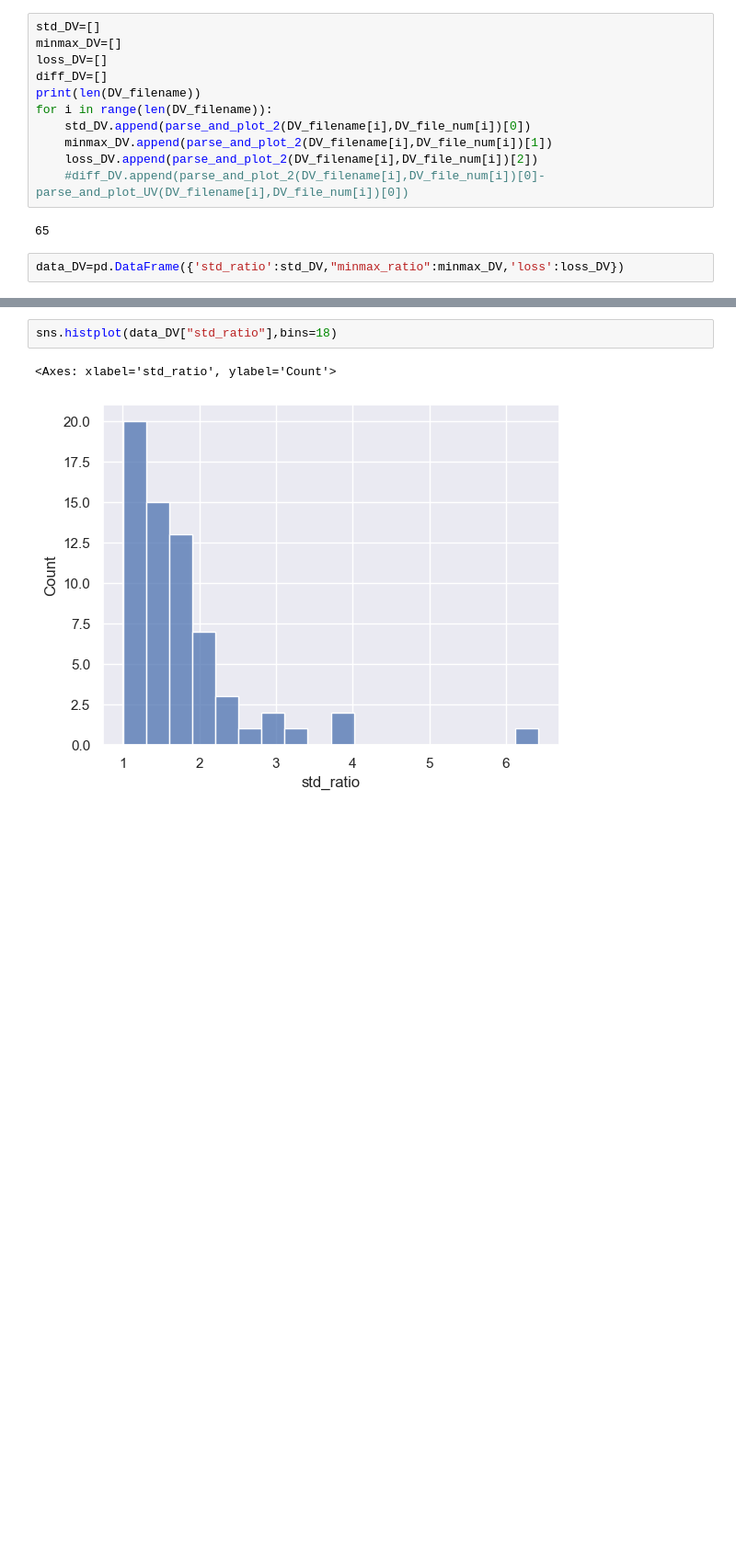
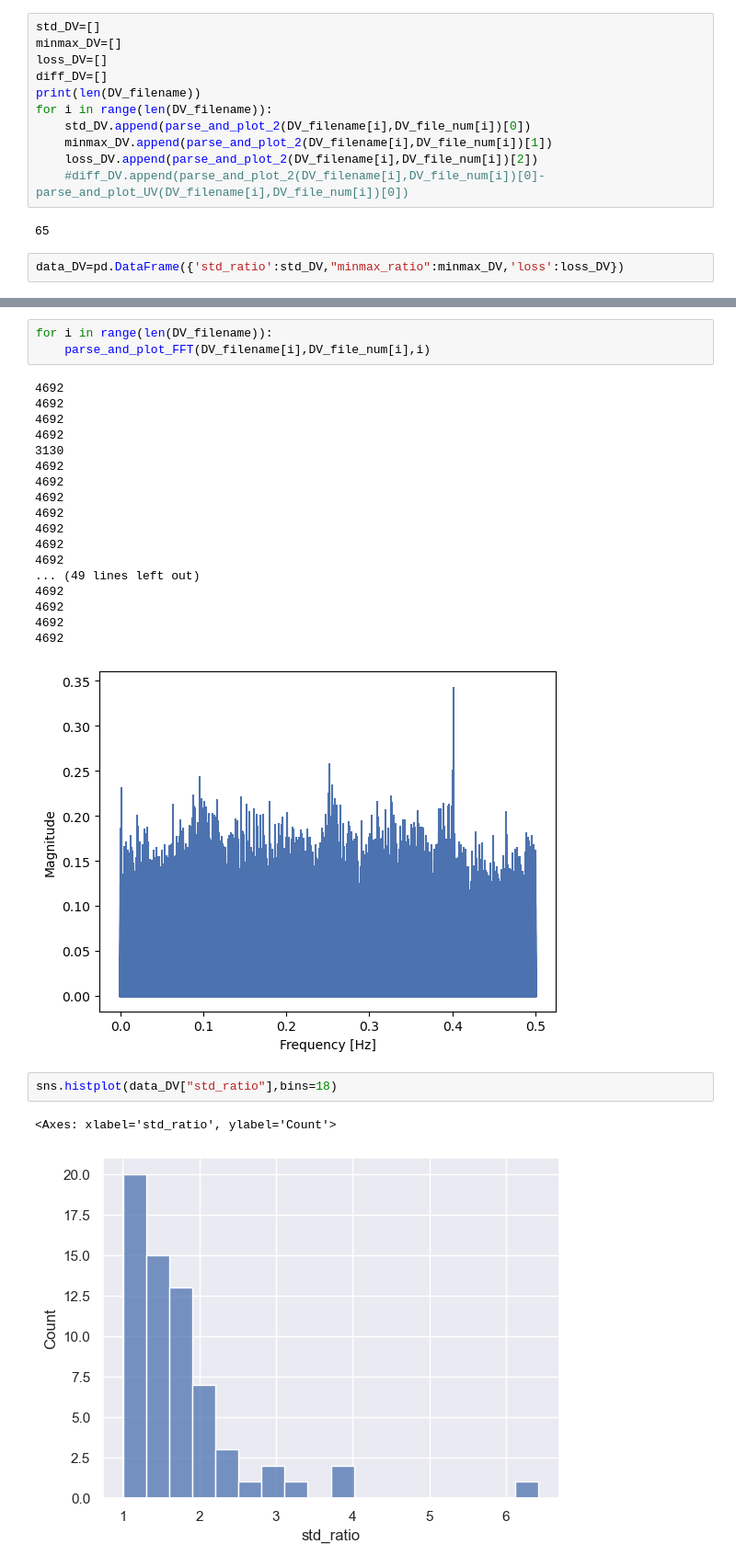
Before and after one commit to slaclab/kek-bpm-rfsoc-dev, a Jupyter notebook: software/notebooks/ipac_analysis.ipynb, the cells around one changed output, grey strips where cells are left out. Shown: that part at 92% size. Cells and saved outputs as stored; diff of their text form; blank space fills up the shorter version.

```diff
--- a/software/notebooks/ipac_analysis.ipynb
+++ b/software/notebooks/ipac_analysis.ipynb
@@ -511,3 +661,25 @@ data_DV
+# %%
+for i in range(len(DV_filename)):
+    parse_and_plot_FFT(DV_filename[i],DV_file_num[i],i)
+# %% [output]
+4692
+4692
+4692
+4692
+3130
+4692
+4692
+4692
+4692
+4692
+4692
+4692
+... (49 lines left out)
+4692
+4692
+4692
+4692
+[figure, added]
 # %%
 sns.histplot(data_DV["std_ratio"],bins=18)
 # %% [output]
```
Also changed, not shown: parts of 4 cells of this notebook, 14 other files.
